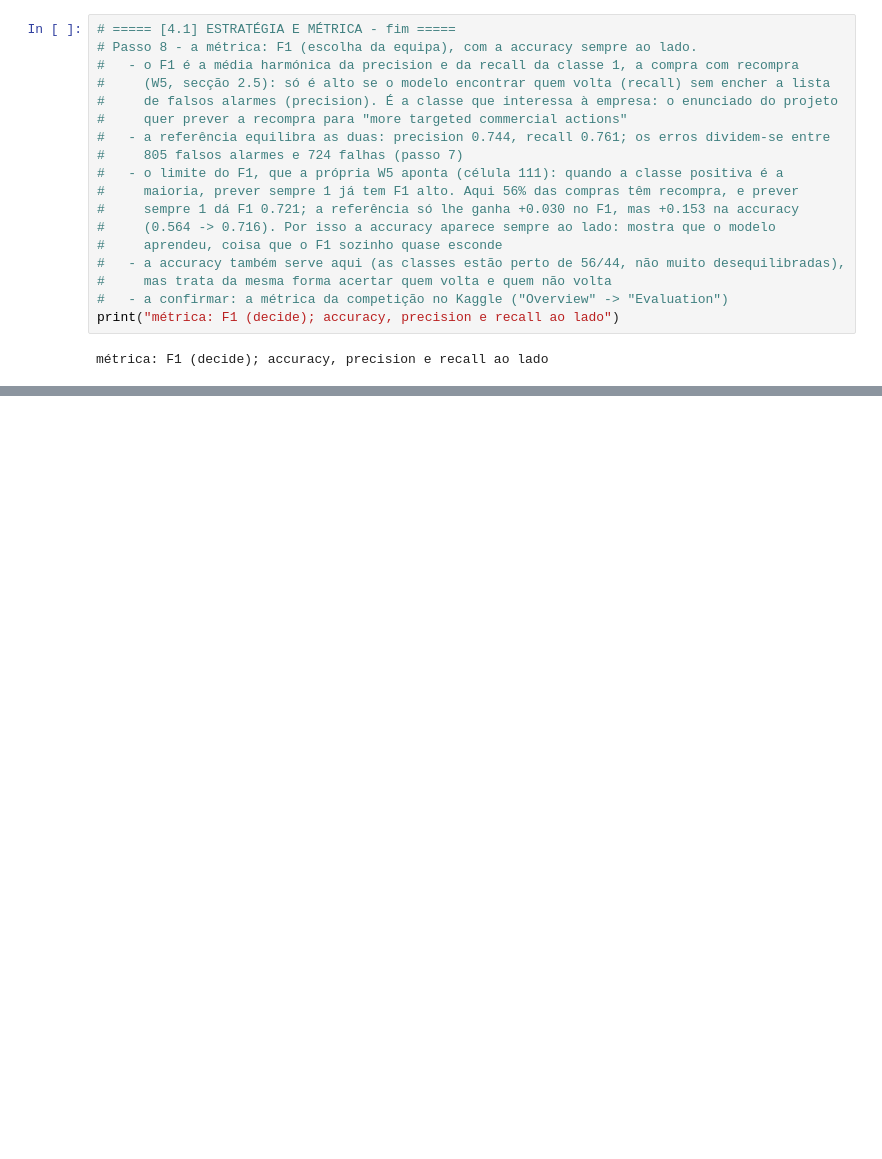
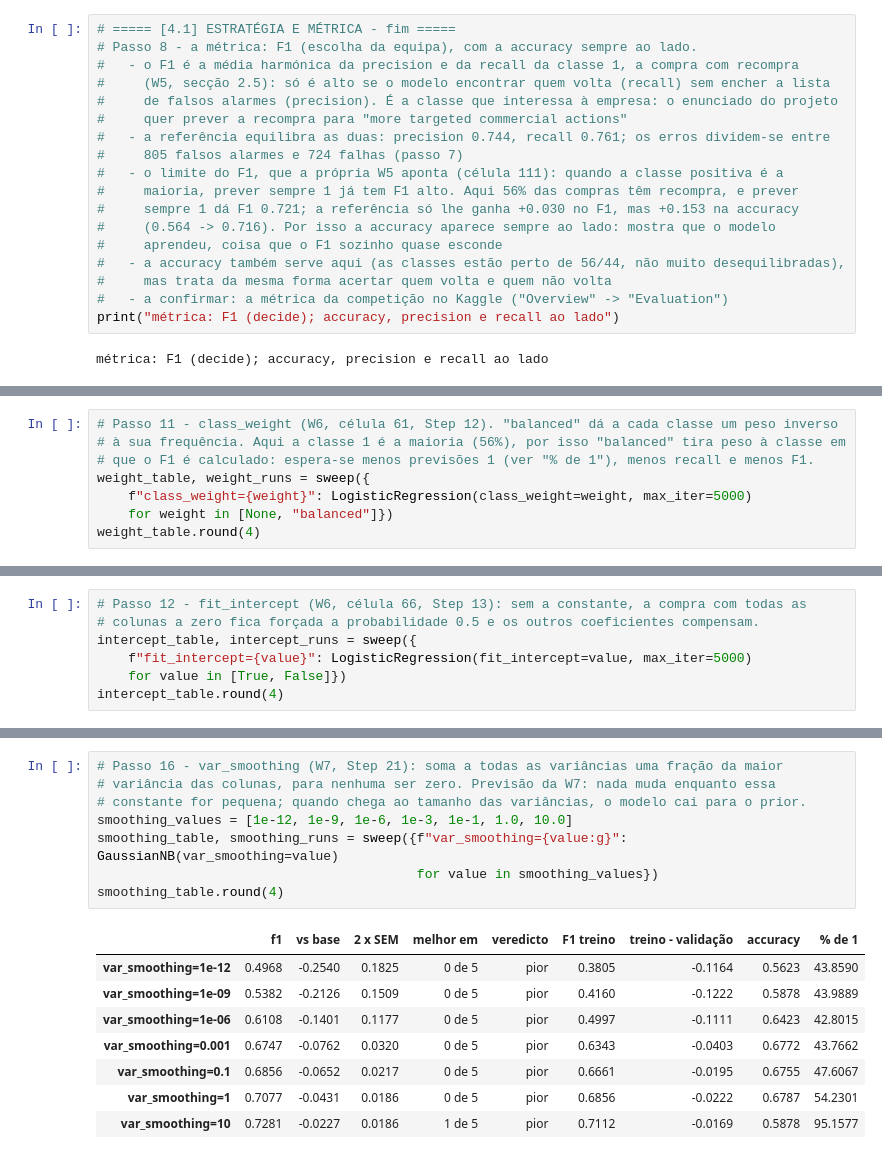
Before and after one commit to josebrites16/ML_project_2026-copia, a Jupyter notebook: notebooks/03_modelling.ipynb, the cells around one changed output, grey strips where cells are left out. Drawn from its saved outputs; the diff is of its cells as text; blank space fills up the shorter version.

```diff
--- a/notebooks/03_modelling.ipynb
+++ b/notebooks/03_modelling.ipynb
@@ -203,0 +253,8 @@ métrica: F1 (decide); accuracy, precision e recall ao lado
+# %%
+# Passo 11 - class_weight (W6, célula 61, Step 12). "balanced" dá a cada classe um peso inverso
+# à sua frequência. Aqui a classe 1 é a maioria (56%), por isso "balanced" tira peso à classe em
+# que o F1 é calculado: espera-se menos previsões 1 (ver "% de 1"), menos recall e menos F1.
+weight_table, weight_runs = sweep({
+    f"class_weight={weight}": LogisticRegression(class_weight=weight, max_iter=5000)
+    for weight in [None, "balanced"]})
+weight_table.round(4)
@@ -203,0 +265,7 @@ métrica: F1 (decide); accuracy, precision e recall ao lado
+# %%
+# Passo 12 - fit_intercept (W6, célula 66, Step 13): sem a constante, a compra com todas as
+# colunas a zero fica forçada a probabilidade 0.5 e os outros coeficientes compensam.
+intercept_table, intercept_runs = sweep({
+    f"fit_intercept={value}": LogisticRegression(fit_intercept=value, max_iter=5000)
+    for value in [True, False]})
+intercept_table.round(4)
@@ -203,0 +379,17 @@ métrica: F1 (decide); accuracy, precision e recall ao lado
+# %%
+# Passo 16 - var_smoothing (W7, Step 21): soma a todas as variâncias uma fração da maior
+# variância das colunas, para nenhuma ser zero. Previsão da W7: nada muda enquanto essa
+# constante for pequena; quando chega ao tamanho das variâncias, o modelo cai para o prior.
+smoothing_values = [1e-12, 1e-9, 1e-6, 1e-3, 1e-1, 1.0, 10.0]
+smoothing_table, smoothing_runs = sweep({f"var_smoothing={value:g}": GaussianNB(var_smoothing=value)
+                                         for value in smoothing_values})
+smoothing_table.round(4)
+# %% [output]
+|  | f1 | vs base | 2 x SEM | melhor em | veredicto | F1 treino | treino - validação | accuracy | % de 1 |
+| var_smoothing=1e-12 | 0.4968 | -0.2540 | 0.1825 | 0 de 5 | pior | 0.3805 | -0.1164 | 0.5623 | 43.8590 |
+| var_smoothing=1e-09 | 0.5382 | -0.2126 | 0.1509 | 0 de 5 | pior | 0.4160 | -0.1222 | 0.5878 | 43.9889 |
+| var_smoothing=1e-06 | 0.6108 | -0.1401 | 0.1177 | 0 de 5 | pior | 0.4997 | -0.1111 | 0.6423 | 42.8015 |
+| var_smoothing=0.001 | 0.6747 | -0.0762 | 0.0320 | 0 de 5 | pior | 0.6343 | -0.0403 | 0.6772 | 43.7662 |
+| var_smoothing=0.1 | 0.6856 | -0.0652 | 0.0217 | 0 de 5 | pior | 0.6661 | -0.0195 | 0.6755 | 47.6067 |
+| var_smoothing=1 | 0.7077 | -0.0431 | 0.0186 | 0 de 5 | pior | 0.6856 | -0.0222 | 0.6787 | 54.2301 |
+| var_smoothing=10 | 0.7281 | -0.0227 | 0.0186 | 1 de 5 | pior | 0.7112 | -0.0169 | 0.5878 | 95.1577 |
```
Also changed, not shown: parts of 13 cells of this notebook.
